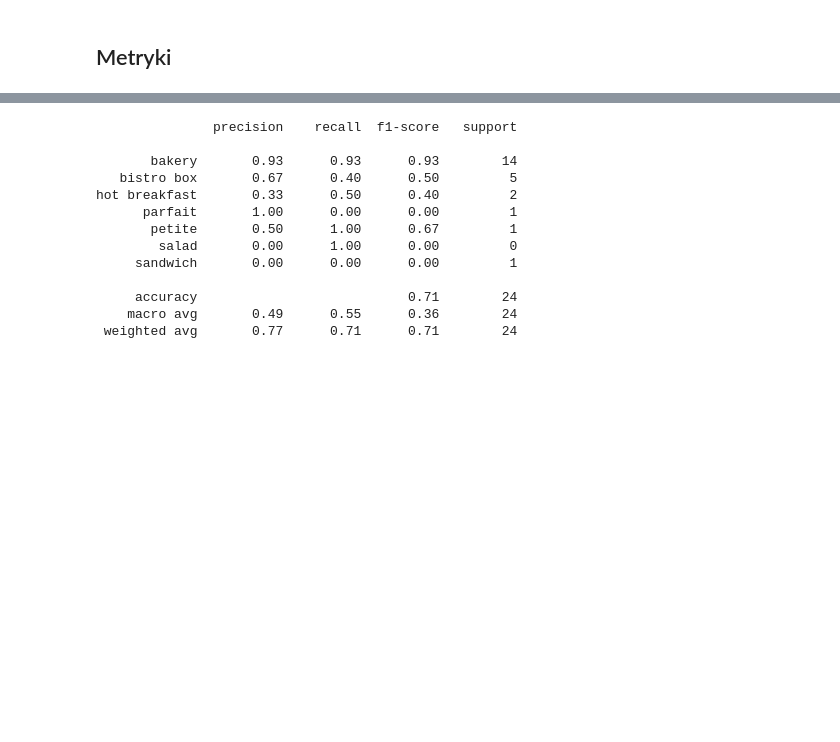
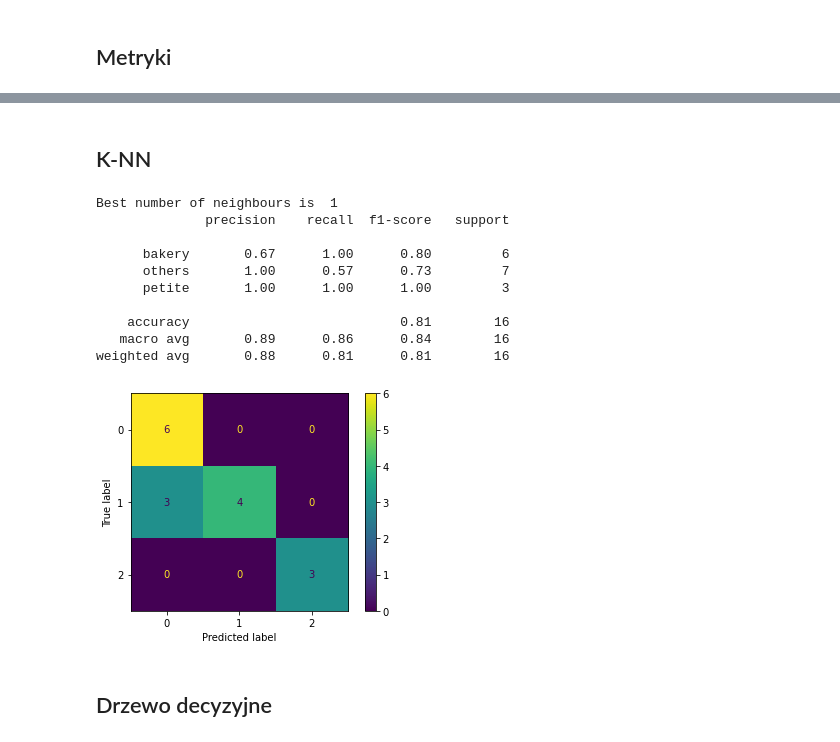
Before and after one commit to magda9906/starbucks_nutrition, a Jupyter notebook: analiza_wstepna.ipynb, the cells around one changed output, grey strips where cells are left out. Drawn from its saved outputs; the diff is of its cells as text; code cells hidden in the pictures; blank space fills up the shorter version.

```diff
--- a/analiza_wstepna.ipynb
+++ b/analiza_wstepna.ipynb
@@ -155,14 +214,10 @@ print(cechy[:,0:5])
 from sklearn.linear_model import LogisticRegression
 from sklearn.feature_selection import RFE
 
-import pandas
-from pandas import read_csv
-filename = 'starbucks.csv'
-data = pd.read_csv(filename, index_col='Unnamed: 0')
 X=data.values[:,1:6]
 Y=data.values[:,6]
 model=LogisticRegression(max_iter=int(1e6))
-rfe=RFE(model, n_features_to_select=5)
+rfe=RFE(model, n_features_to_select=3)
 test=rfe.fit(X,Y)
 
 print("liczba cech: ", test.n_features_)
@@ -314,19 +347,7 @@ X_train, X_test, Y_train, Y_test=train_test_split(X,Y, test_size=0.30,
 model=LogisticRegression(max_iter=int(1e6),)
 model.fit(X_train, Y_train)
 Y_predicted=model.predict(X_test)
-raport=classification_report(Y_test, Y_predicted, zero_division=1)
+raport=classification_report(Y_test, Y_predicted)
 print(raport)
-# %% [output]
-               precision    recall  f1-score   support
-
-       bakery       0.93      0.93      0.93        14
-   bistro box       0.67      0.40      0.50         5
-hot breakfast       0.33      0.50      0.40         2
-      parfait       1.00      0.00      0.00         1
-       petite       0.50      1.00      0.67         1
-        salad       0.00      1.00      0.00         0
-     sandwich       0.00      0.00      0.00         1
-
-     accuracy                           0.71        24
-    macro avg       0.49      0.55      0.36        24
- weighted avg       0.77      0.71      0.71        24
+# %% [markdown]
+## K-NN
@@ -332,0 +380,46 @@ hot breakfast       0.33      0.50      0.40         2
+# %%
+from sklearn.neighbors import KNeighborsClassifier
+import sklearn.datasets as ds
+from sklearn.model_selection import train_test_split
+from sklearn.metrics import accuracy_score, classification_report, confusion_matrix, ConfusionMatrixDisplay
+import matplotlib.pyplot as plt
+
+X=data.values[:,1:6]
+y=data.values[:,6]
+X_train_hold_out, X_test_hold_out, y_train_hold_out, y_test_hold_out = train_test_split(X, y, test_size=0.2)
+
+i_for_best_acc = 0
+best_acc = 0
+best_knn = 0
+
+for i in range(1, 21):
+    kn = KNeighborsClassifier(n_neighbors=i).fit(X_train_hold_out, y_train_hold_out)
+    y_predictions = kn.predict(X_test_hold_out)
+    acc = accuracy_score(y_test_hold_out, y_predictions)
+    if acc > best_acc:
+        best_acc = acc
+        i_for_best_acc = i
+        best_knn = kn
+
+print('Best number of neighbours is ', i_for_best_acc)
+y_predictions = best_knn.predict(X_test_hold_out)
+
+print(classification_report(y_test_hold_out, y_predictions))
+cm = confusion_matrix(y_test_hold_out, y_predictions)
+disp = ConfusionMatrixDisplay(cm)
+disp.plot()
+plt.show()
+# %% [output]
+Best number of neighbours is  1
+              precision    recall  f1-score   support
+
+      bakery       0.67      1.00      0.80         6
+      others       1.00      0.57      0.73         7
+      petite       1.00      1.00      1.00         3
+
+    accuracy                           0.81        16
+   macro avg       0.89      0.86      0.84        16
+weighted avg       0.88      0.81      0.81        16
+[figure, added]
+# %% [markdown]
+## Drzewo decyzyjne
```
Also changed, not shown: parts of 38 cells of this notebook.
